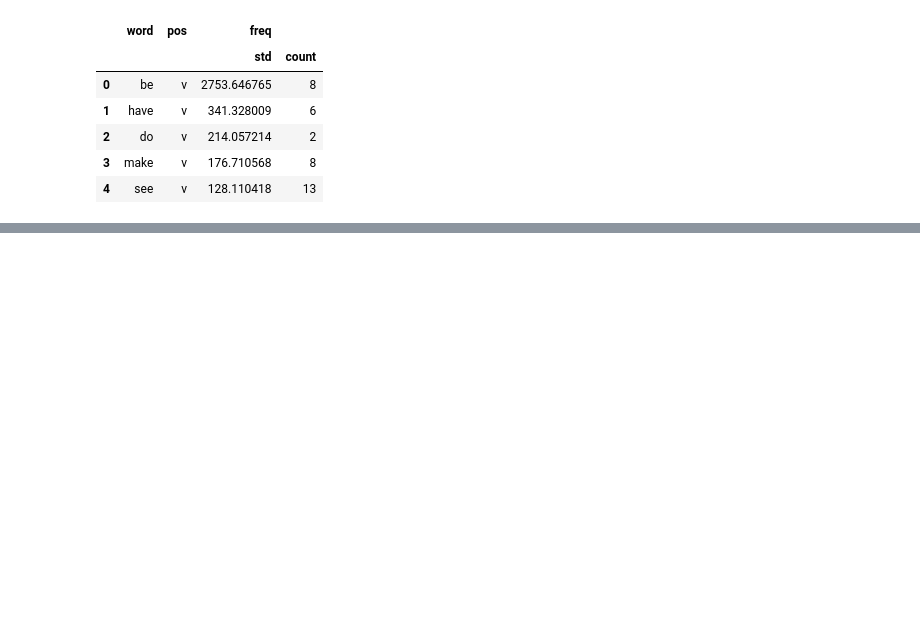
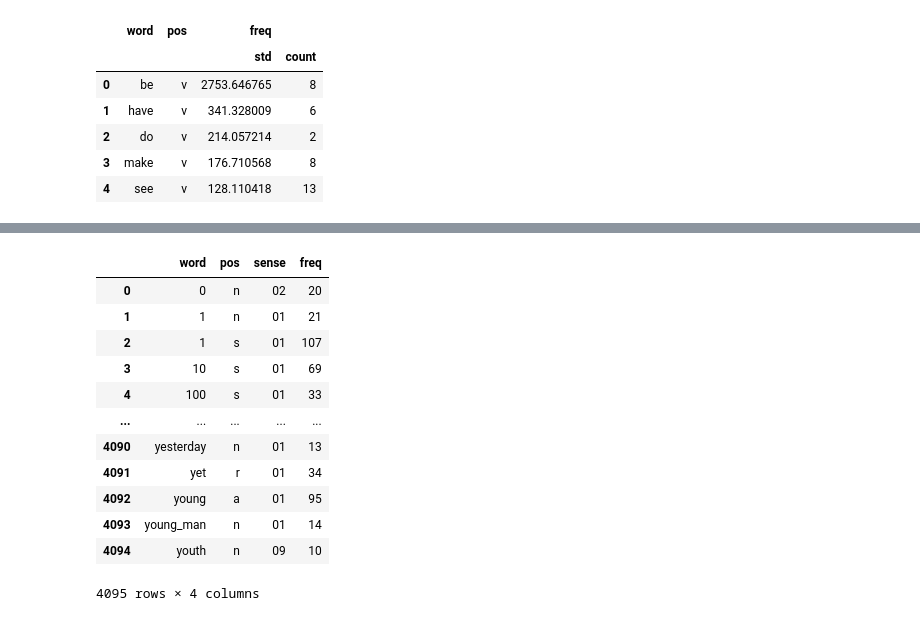
Before and after one commit to sathvikn/bert-wordsense, a Jupyter notebook: codebase/semcor_freqs.ipynb, the cells around one changed output, grey strips where cells are left out. Cells and saved outputs as stored; diff of their text form; code cells hidden in the pictures; blank space fills up the shorter version.

```diff
--- a/codebase/semcor_freqs.ipynb
+++ b/codebase/semcor_freqs.ipynb
@@ -97,0 +102,6 @@ sparsity.to_csv('data/semcor_sparsity.csv', index = False)
+# %%
+semcor_tags = pd.read_csv('data/semcor_tags.csv')
+# %%
+word_freqs = semcor_tags[['word', 'pos']].groupby('word').agg('count').rename({'pos':'freq'}, axis = 1)
+above_10 = word_freqs[word_freqs['freq'] > 10]
+above_10
@@ -97,0 +143,18 @@ sparsity.to_csv('data/semcor_sparsity.csv', index = False)
+# %%
+filtered_sense_freqs = filtered_sense_freqs[filtered_sense_freqs['freq'] >= 10].reset_index()
+filtered_sense_freqs = filtered_sense_freqs[['word','pos', 'sense', 'freq']]
+filtered_sense_freqs
+# %% [output]
+|  | word | pos | sense | freq |
+| 0 | 0 | n | 02 | 20 |
+| 1 | 1 | n | 01 | 21 |
+| 2 | 1 | s | 01 | 107 |
+| 3 | 10 | s | 01 | 69 |
+| 4 | 100 | s | 01 | 33 |
+| ... | ... | ... | ... | ... |
+| 4090 | yesterday | n | 01 | 13 |
+| 4091 | yet | r | 01 | 34 |
+| 4092 | young | a | 01 | 95 |
+| 4093 | young_man | n | 01 | 14 |
+| 4094 | youth | n | 09 | 10 |
+4095 rows × 4 columns
```
Also changed, not shown: parts of 20 cells of this notebook, 3 other files.
